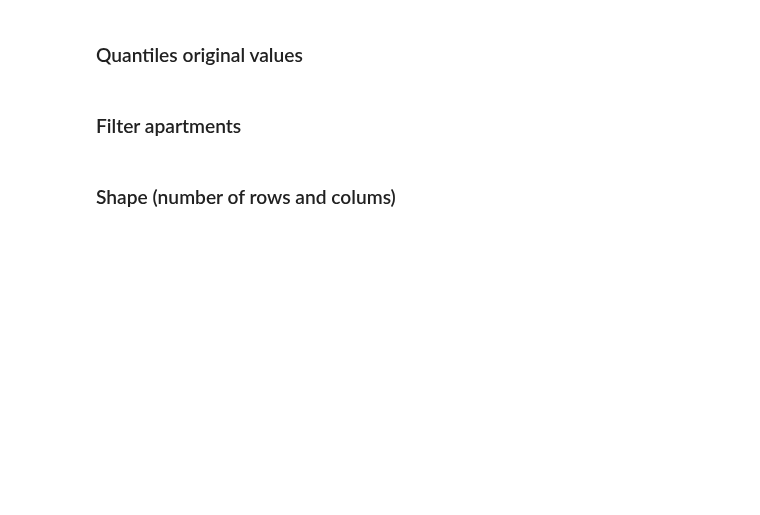
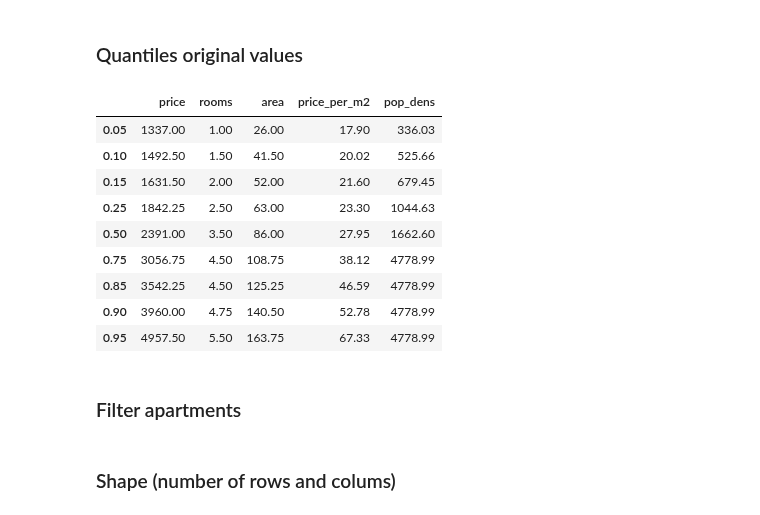
Before and after one commit to mario-gellrich-zhaw/data_analytics, a Jupyter notebook: Week_04/exploratory_data_analysis_apartment_data.ipynb, the cells around one changed output. Saved outputs shown, nothing was run; the diff lists cells and outputs as text; code cells hidden in the pictures; blank space fills up the shorter version.

```diff
--- a/Week_04/exploratory_data_analysis_apartment_data.ipynb
+++ b/Week_04/exploratory_data_analysis_apartment_data.ipynb
@@ -54,6 +63,17 @@ df_orig.head(5)
 # %% [markdown]
 ### Quantiles original values
 # %%
-df_orig[['price','rooms', 'area', 'price_per_m2', 'pop_dens']].quantile(q=[0.05, 0.10, 0.25, 0.50, 0.75, 0.90, 0.95]).round(2)
+df_orig[['price','rooms', 'area', 'price_per_m2', 'pop_dens']].quantile(q=[0.05, 0.10, 0.15, 0.25, 0.50, 0.75, 0.85, 0.90, 0.95]).round(2)
+# %% [output]
+|  | price | rooms | area | price_per_m2 | pop_dens |
+| 0.05 | 1337.00 | 1.00 | 26.00 | 17.90 | 336.03 |
+| 0.10 | 1492.50 | 1.50 | 41.50 | 20.02 | 525.66 |
+| 0.15 | 1631.50 | 2.00 | 52.00 | 21.60 | 679.45 |
+| 0.25 | 1842.25 | 2.50 | 63.00 | 23.30 | 1044.63 |
+| 0.50 | 2391.00 | 3.50 | 86.00 | 27.95 | 1662.60 |
+| 0.75 | 3056.75 | 4.50 | 108.75 | 38.12 | 4778.99 |
+| 0.85 | 3542.25 | 4.50 | 125.25 | 46.59 | 4778.99 |
+| 0.90 | 3960.00 | 4.75 | 140.50 | 52.78 | 4778.99 |
+| 0.95 | 4957.50 | 5.50 | 163.75 | 67.33 | 4778.99 |
 # %% [markdown]
 ### Filter apartments
```
Also changed, not shown: parts of 32 cells of this notebook, 11 other files.
